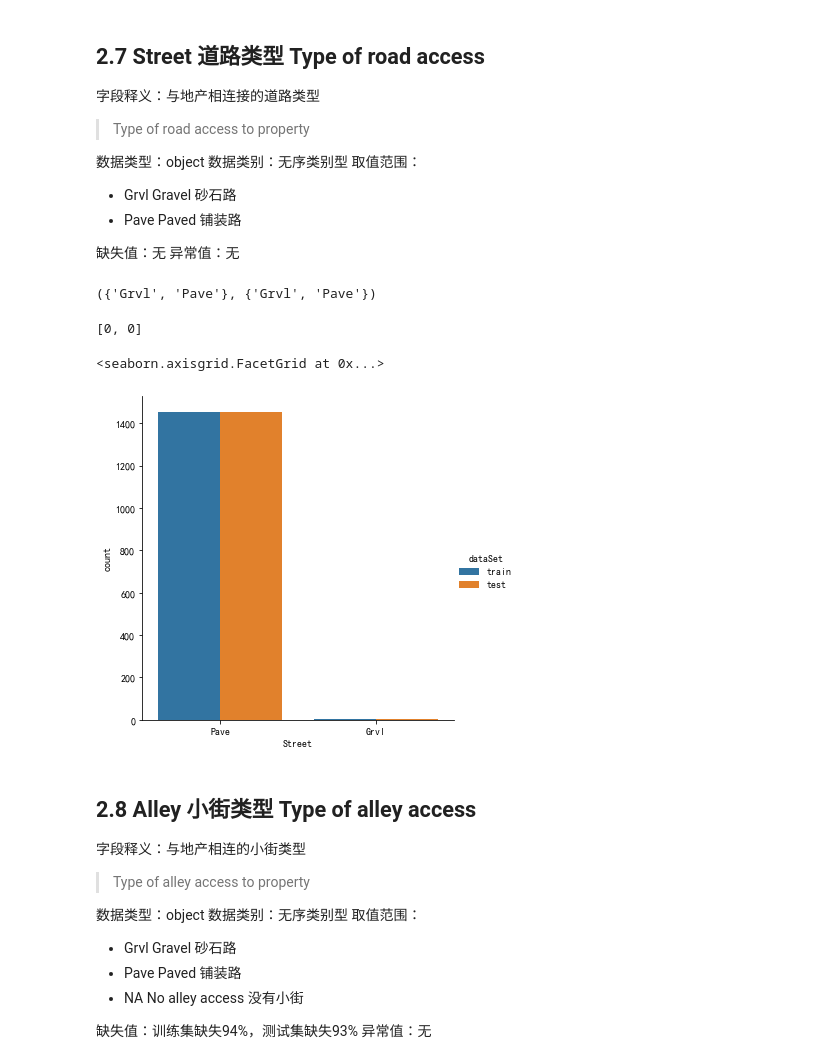
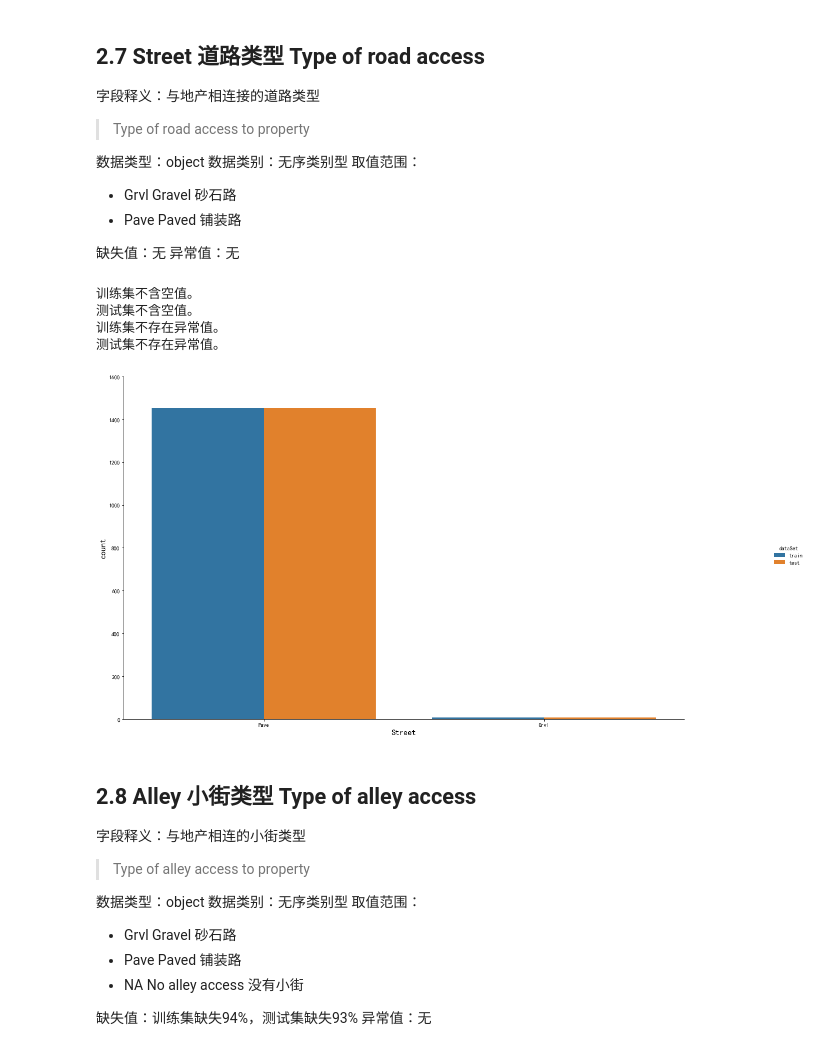
Before and after one commit to malng/DataModelingPortfolio, a Jupyter notebook: House-Prices_Advanced-Regression-Techniques/House-Prices_EDA.ipynb, the cells around one changed output. Saved outputs shown, nothing was run; the diff lists cells and outputs as text; code cells hidden in the pictures.

```diff
--- a/House-Prices_Advanced-Regression-Techniques/House-Prices_EDA.ipynb
+++ b/House-Prices_Advanced-Regression-Techniques/House-Prices_EDA.ipynb
@@ -336,24 +312,15 @@ plt.show()
 缺失值：无
 异常值：无
 # %%
-set(train.Street),set(test.Street)
+single_category_attribute_analysis(
+    train, test, 'Street',
+    {'Grvl', 'Pave',})
 # %% [output]
-({'Grvl', 'Pave'}, {'Grvl', 'Pave'})
+训练集不含空值。
+测试集不含空值。
+训练集不存在异常值。
+测试集不存在异常值。
+[figure, added]
-# %%
-[data_set.Street.isnull().sum() for data_set in (train, test)]
-# %% [output]
-[0, 0]
-# %%
-train_df, test_df = (ds['Street'].value_counts().reset_index().copy()
-                     for ds in [train, test])
-train_df['dataSet'] = 'train'
-test_df['dataSet'] = 'test'
-df = pd.concat([train_df, test_df])
-df.columns = ['Street', 'count', 'dataSet']
-sns.catplot(data=df, kind='bar', x='Street', y='count', hue='dataSet')
-# %% [output]
-<seaborn.axisgrid.FacetGrid at 0x...>
-[figure, removed]
 # %% [markdown]
 ## 2.8 Alley 小街类型 Type of alley access
 字段释义：与地产相连的小街类型
```
Also changed, not shown: parts of 95 cells of this notebook.
